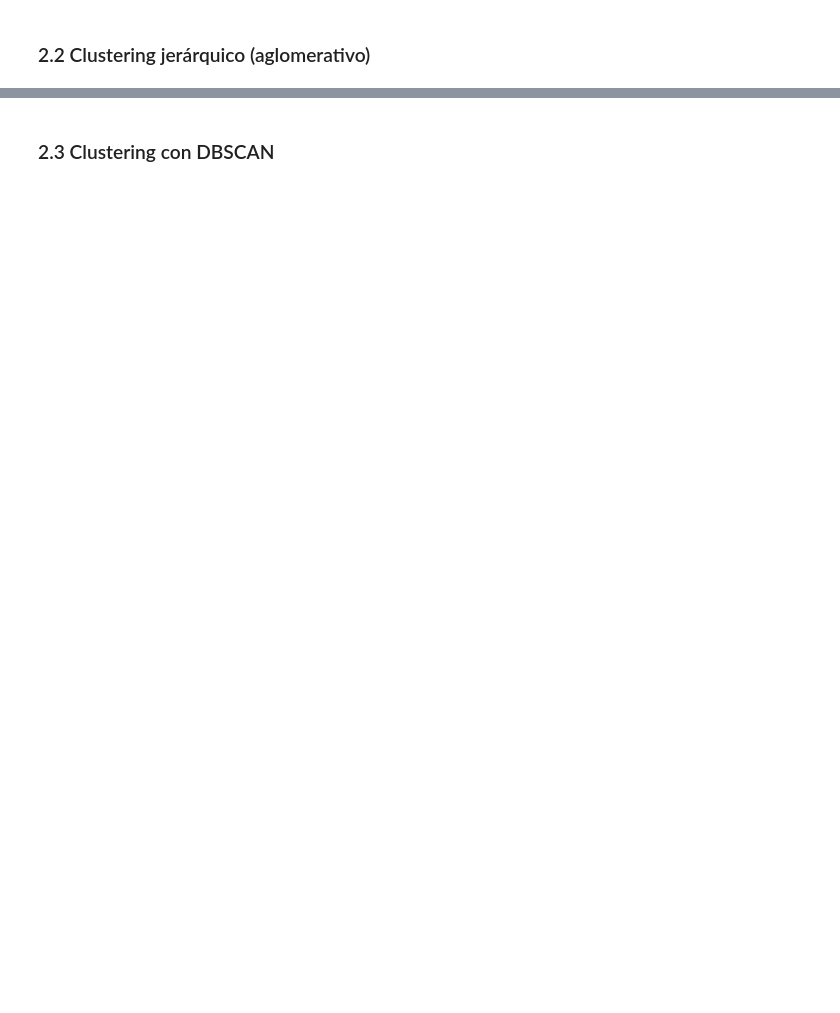
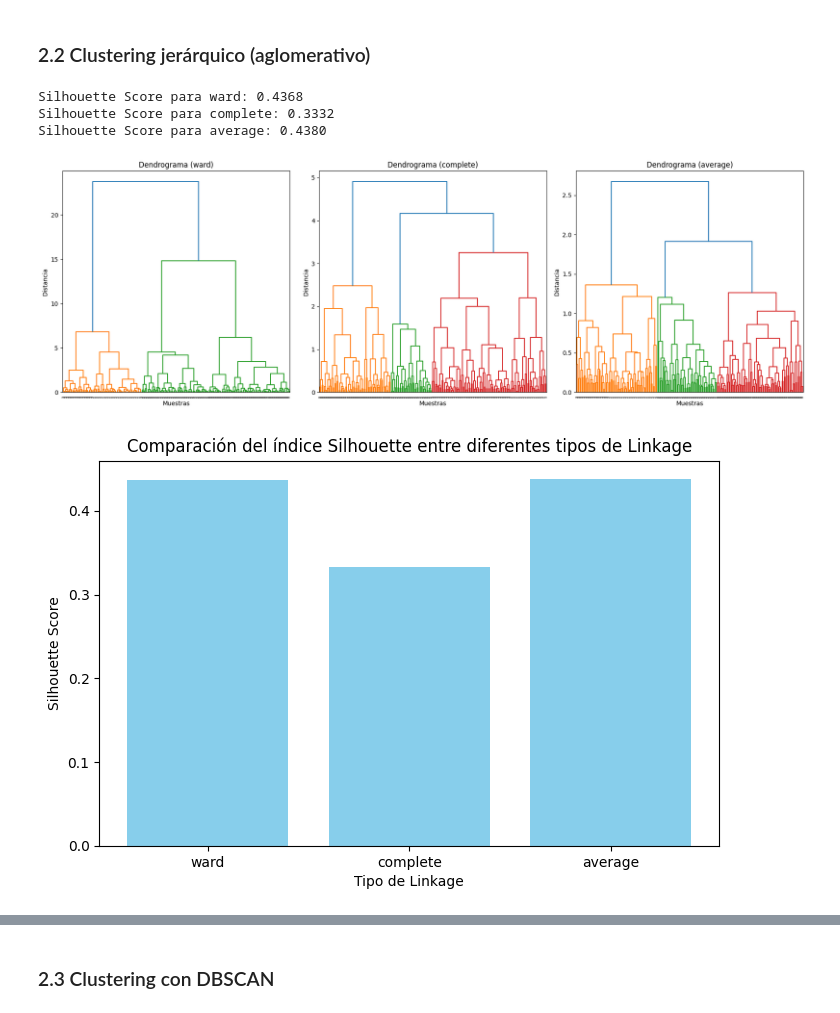
Before and after one commit to mariarobledano/Grupo29_Practica2, a Jupyter notebook: Practica2.ipynb, the cells around one changed output, grey strips where cells are left out. Drawn from its saved outputs; the diff is of its cells as text; code cells hidden in the pictures; blank space fills up the shorter version.

```diff
--- a/Practica2.ipynb
+++ b/Practica2.ipynb
@@ -169,2 +273,46 @@ Para cada técnica se estudian sus principales hiperparámetros, se analizan vis
 # %% [markdown]
 ### 2.2 Clustering jerárquico (aglomerativo)
+# %%
+from sklearn.cluster import AgglomerativeClustering
+from scipy.cluster.hierarchy import dendrogram, linkage
+from sklearn.metrics import silhouette_score
+import matplotlib.pyplot as plt
+import numpy as np
+
+
+linkages = ['ward', 'complete', 'average']
+
+fig, axes = plt.subplots(1, 3, figsize=(18, 6))
+
+silhouette_scores = []
+
+for i, linkage_type in enumerate(linkages):
+    model = AgglomerativeClustering(linkage=linkage_type, n_clusters=4)
+    labels = model.fit_predict(X_pca)
+
+    Z = linkage(X_pca, method=linkage_type)
+
+    dendrogram(Z, ax=axes[i], labels=labels)
+    axes[i].set_title(f'Dendrograma ({linkage_type})')
+    axes[i].set_xlabel('Muestras')
+    axes[i].set_ylabel('Distancia')
+
+    silhouette_avg = silhouette_score(X_pca, labels)
+    silhouette_scores.append(silhouette_avg)
+    print(f"Silhouette Score para {linkage_type}: {silhouette_avg:.4f}")
+
+plt.tight_layout()
+plt.show()
+
+plt.figure(figsize=(8, 5))
+plt.bar(linkages, silhouette_scores, color='skyblue')
+plt.title('Comparación del índice Silhouette entre diferentes tipos de Linkage')
+plt.xlabel('Tipo de Linkage')
+plt.ylabel('Silhouette Score')
+plt.show()
+# %% [output]
+Silhouette Score para ward: 0.4368
+Silhouette Score para complete: 0.3332
+Silhouette Score para average: 0.4380
+[figure, added]
+[figure, added]
```
Also changed, not shown: parts of 8 cells of this notebook, 1 other file.
